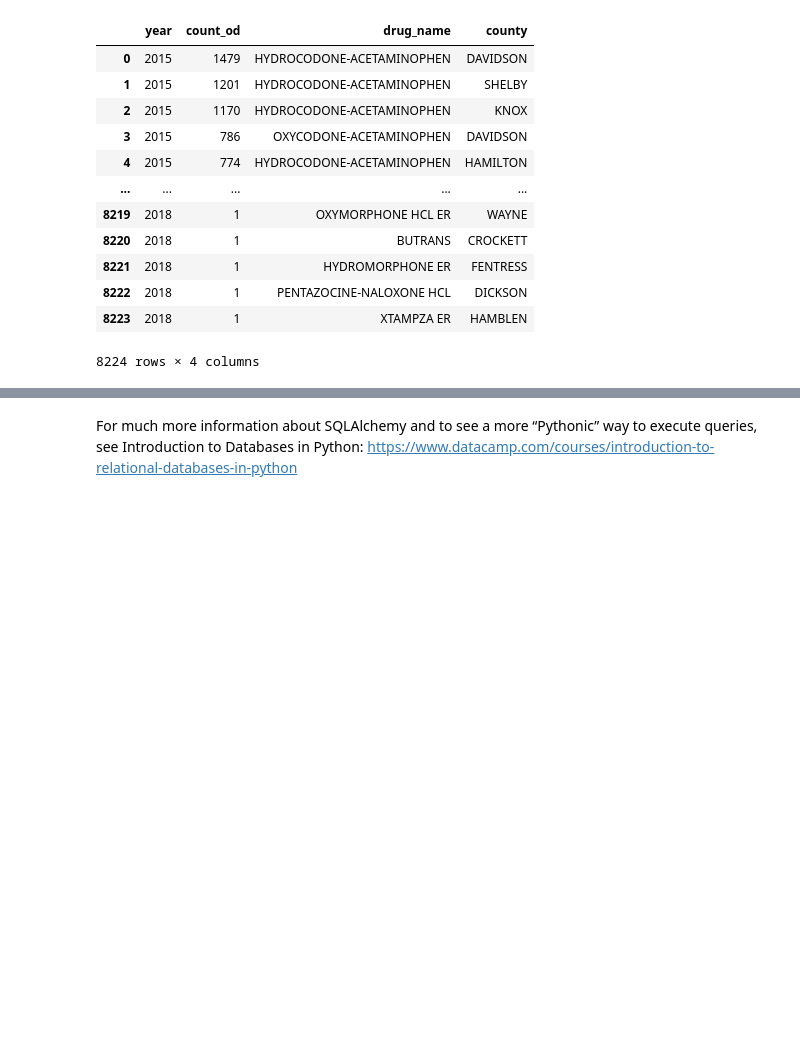
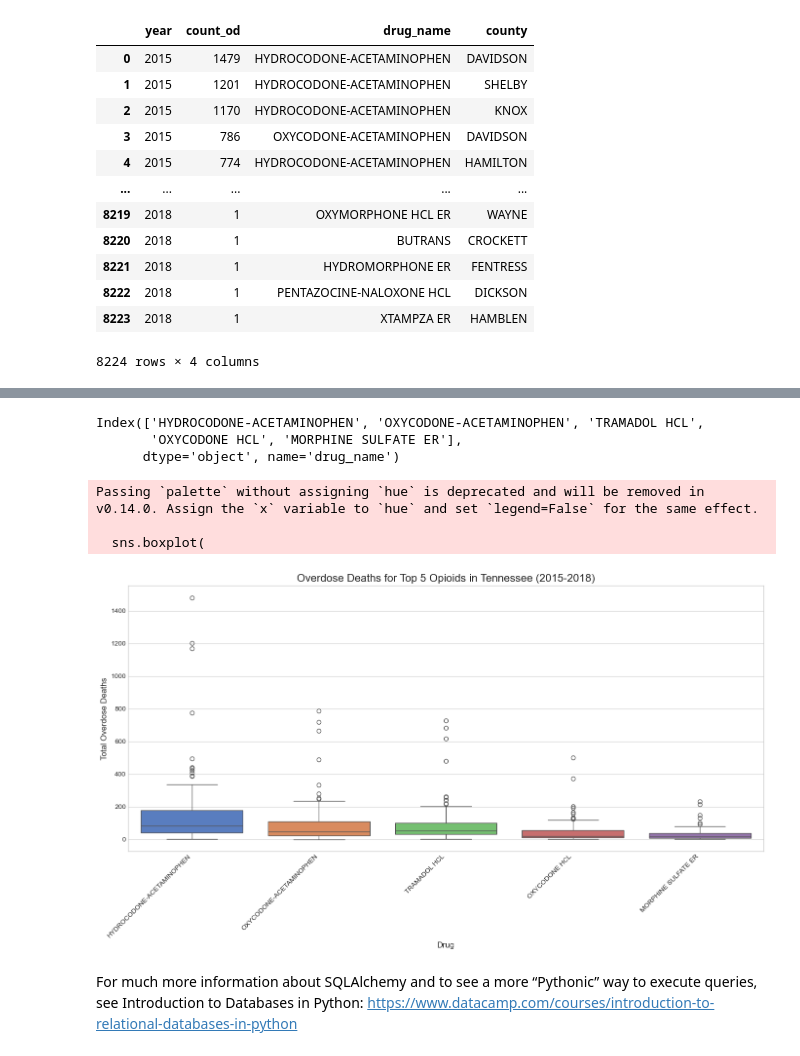
Before and after one commit to NSS-Data-Analytics-Cohort-13/prescribers-python-project-a-christmas-story, a Jupyter notebook: notebooks/prescribers.ipynb, the cells around one changed output, grey strips where cells are left out. Drawn from its saved outputs; the diff is of its cells as text; code cells hidden in the pictures; blank space fills up the shorter version.

```diff
--- a/notebooks/prescribers.ipynb
+++ b/notebooks/prescribers.ipynb
@@ -352,2 +383,33 @@ display(q5_results)
+# %%
+print(top_5_drugs)
+# %% [output]
+Index(['HYDROCODONE-ACETAMINOPHEN', 'OXYCODONE-ACETAMINOPHEN', 'TRAMADOL HCL',
+       'OXYCODONE HCL', 'MORPHINE SULFATE ER'],
+      dtype='object', name='drug_name')
+# %%
+#Boxplot for Q5:
+
+plt.figure(figsize=(14, 8))
+sns.boxplot(
+    data=filtered_q5,
+    x="drug_name",
+    y="count_od",
+    palette="muted"
+)
+
+# Edit plot features
+plt.title("Overdose Deaths for Top 5 Opioids in Tennessee (2015-2018)", fontsize=16)
+plt.xlabel("Drug", fontsize=12)
+plt.ylabel("Total Overdose Deaths", fontsize=12)
+plt.xticks(rotation=45, ha="right")
+plt.tight_layout()
+
+# Show the plot
+plt.show()
+# %% [output]
+Passing `palette` without assigning `hue` is deprecated and will be removed in v0.14.0. Assign the `x` variable to `hue` and set `legend=False` for the same effect.
+
+  sns.boxplot(
+[figure, added]
 # %% [markdown]
 For much more information about SQLAlchemy and to see a more “Pythonic” way to execute queries, see Introduction to Databases in Python: https://www.datacamp.com/courses/introduction-to-relational-databases-in-python
```
Also changed, not shown: parts of 4 cells of this notebook.
